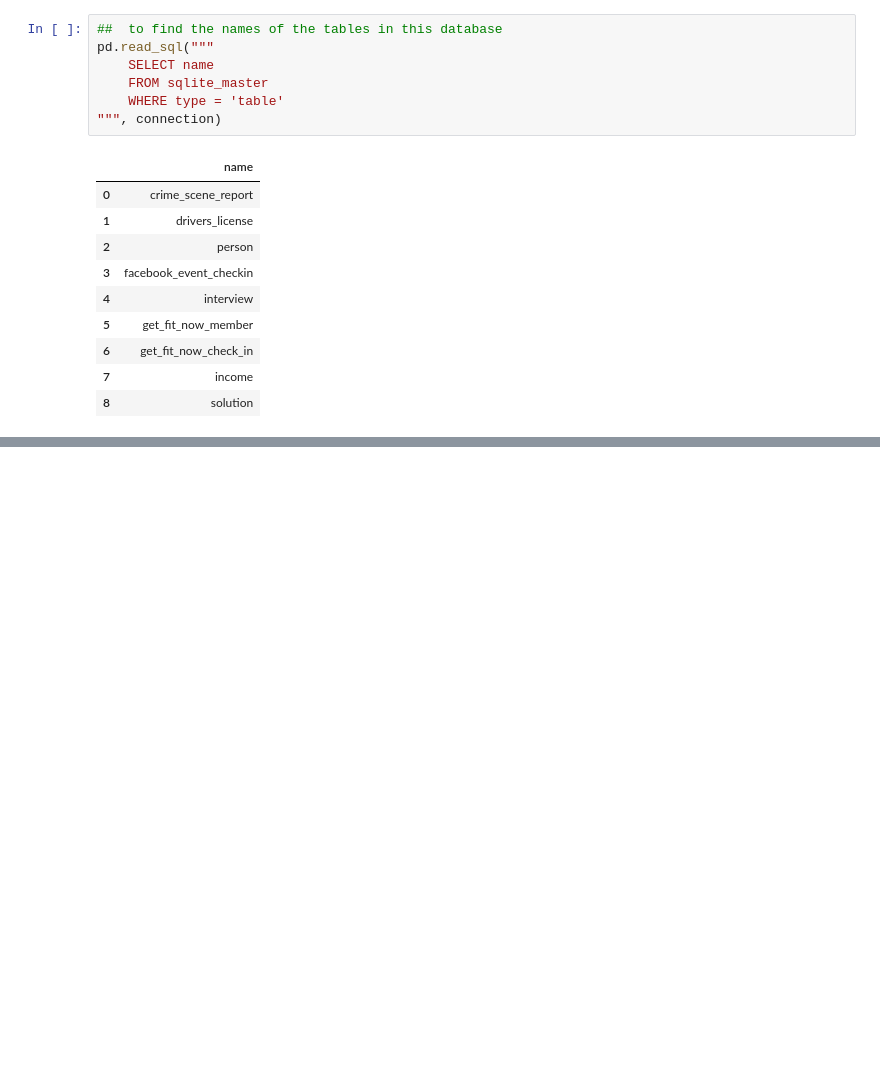
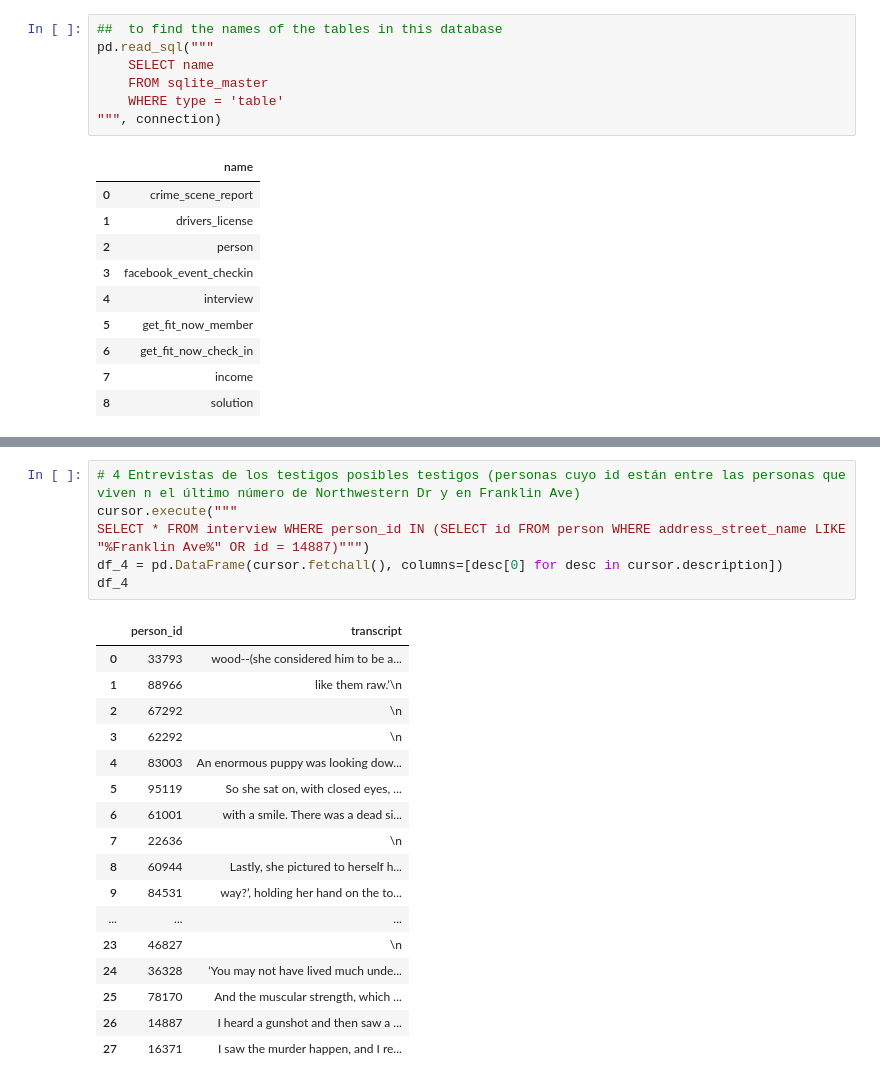
Before and after one commit to mrguezrodriguez/whiteberry, a Jupyter notebook: parte1/sql_murder_mystery.ipynb, the cells around one changed output, grey strips where cells are left out. Cells and saved outputs as stored; diff of their text form; blank space fills up the shorter version.

```diff
--- a/parte1/sql_murder_mystery.ipynb
+++ b/parte1/sql_murder_mystery.ipynb
@@ -41,0 +101,24 @@ print(cursor.fetchone())
+# %%
+# 4 Entrevistas de los testigos posibles testigos (personas cuyo id están entre las personas que viven n el último número de Northwestern Dr y en Franklin Ave)
+cursor.execute("""
+SELECT * FROM interview WHERE person_id IN (SELECT id FROM person WHERE address_street_name LIKE "%Franklin Ave%" OR id = 14887)""")
+df_4 = pd.DataFrame(cursor.fetchall(), columns=[desc[0] for desc in cursor.description])
+df_4
+# %% [output]
+|  | person_id | transcript |
+| 0 | 33793 | wood--(she considered him to be a... |
+| 1 | 88966 | like them raw.’\n |
+| 2 | 67292 | \n |
+| 3 | 62292 | \n |
+| 4 | 83003 | An enormous puppy was looking dow... |
+| 5 | 95119 | So she sat on, with closed eyes, ... |
+| 6 | 61001 | with a smile. There was a dead si... |
+| 7 | 22636 | \n |
+| 8 | 60944 | Lastly, she pictured to herself h... |
+| 9 | 84531 | way?’, holding her hand on the to... |
+| ... | ... | ... |
+| 23 | 46827 | \n |
+| 24 | 36328 | ‘You may not have lived much unde... |
+| 25 | 78170 | And the muscular strength, which ... |
+| 26 | 14887 | I heard a gunshot and then saw a ... |
+| 27 | 16371 | I saw the murder happen, and I re... |
```
Also changed, not shown: parts of 13 cells of this notebook, 1 other file.
